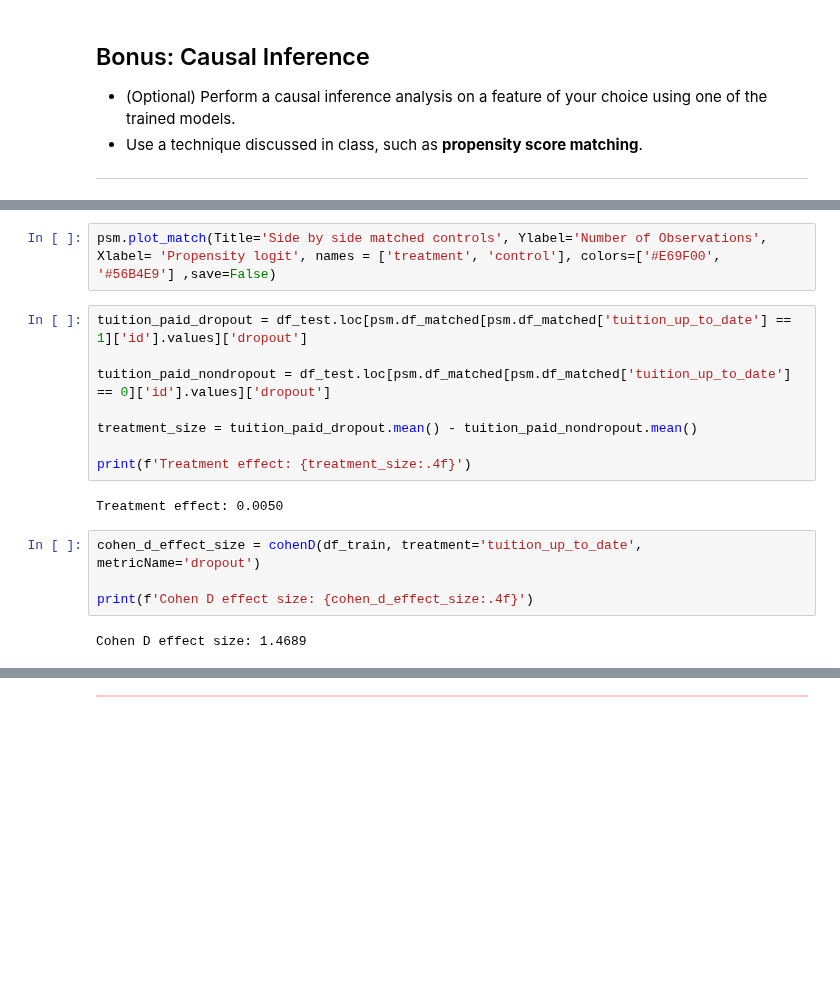
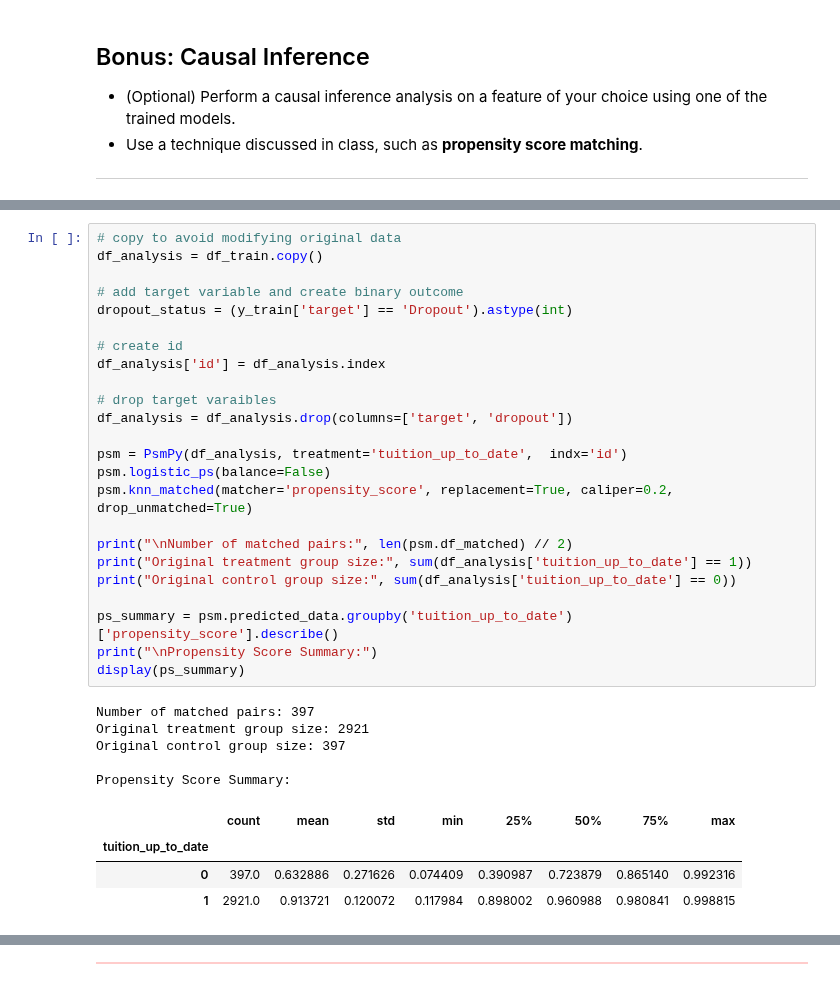
Before and after one commit to julienberman/CS-109a, a Jupyter notebook: psets/cs1090a_hw5/cs1090a_hw5.ipynb, the cells around one changed output, grey strips where cells are left out. Saved outputs shown, nothing was run; the diff lists cells and outputs as text; blank space fills up the shorter version.

```diff
--- a/psets/cs1090a_hw5/cs1090a_hw5.ipynb
+++ b/psets/cs1090a_hw5/cs1090a_hw5.ipynb
@@ -1571,18 +1553,34 @@ psm.predicted_data.groupby('tuition_up_to_date')['propensity_score'].describe()
-# %%
-psm.plot_match(Title='Side by side matched controls', Ylabel='Number of Observations', Xlabel= 'Propensity logit', names = ['treatment', 'control'], colors=['#E69F00', '#56B4E9'] ,save=False)
-# %%
-tuition_paid_dropout = df_test.loc[psm.df_matched[psm.df_matched['tuition_up_to_date'] == 1]['id'].values]['dropout']
-
-tuition_paid_nondropout = df_test.loc[psm.df_matched[psm.df_matched['tuition_up_to_date'] == 0]['id'].values]['dropout']
-
-treatment_size = tuition_paid_dropout.mean() - tuition_paid_nondropout.mean()
-
-print(f'Treatment effect: {treatment_size:.4f}')
-# %% [output]
-Treatment effect: 0.0050
-# %%
-cohen_d_effect_size = cohenD(df_train, treatment='tuition_up_to_date', metricName='dropout')
-
-print(f'Cohen D effect size: {cohen_d_effect_size:.4f}')
-# %% [output]
-Cohen D effect size: 1.4689
+# %%
+# copy to avoid modifying original data
+df_analysis = df_train.copy()
+
+# add target variable and create binary outcome
+dropout_status = (y_train['target'] == 'Dropout').astype(int)
+
+# create id
+df_analysis['id'] = df_analysis.index
+
+# drop target varaibles
+df_analysis = df_analysis.drop(columns=['target', 'dropout'])
+
+psm = PsmPy(df_analysis, treatment='tuition_up_to_date',  indx='id')
+psm.logistic_ps(balance=False)
+psm.knn_matched(matcher='propensity_score', replacement=True, caliper=0.2, drop_unmatched=True)
+
+print("\nNumber of matched pairs:", len(psm.df_matched) // 2)
+print("Original treatment group size:", sum(df_analysis['tuition_up_to_date'] == 1))
+print("Original control group size:", sum(df_analysis['tuition_up_to_date'] == 0))
+
+ps_summary = psm.predicted_data.groupby('tuition_up_to_date')['propensity_score'].describe()
+print("\nPropensity Score Summary:")
+display(ps_summary)
+# %% [output]
+Number of matched pairs: 397
+Original treatment group size: 2921
+Original control group size: 397
+
+Propensity Score Summary:
+|  | count | mean | std | min | 25% | 50% | 75% | max |
+| tuition_up_to_date |  |  |  |  |  |  |  |  |
+| 0 | 397.0 | 0.632886 | 0.271626 | 0.074409 | 0.390987 | 0.723879 | 0.865140 | 0.992316 |
+| 1 | 2921.0 | 0.913721 | 0.120072 | 0.117984 | 0.898002 | 0.960988 | 0.980841 | 0.998815 |
```
Also changed, not shown: parts of 12 cells of this notebook.
